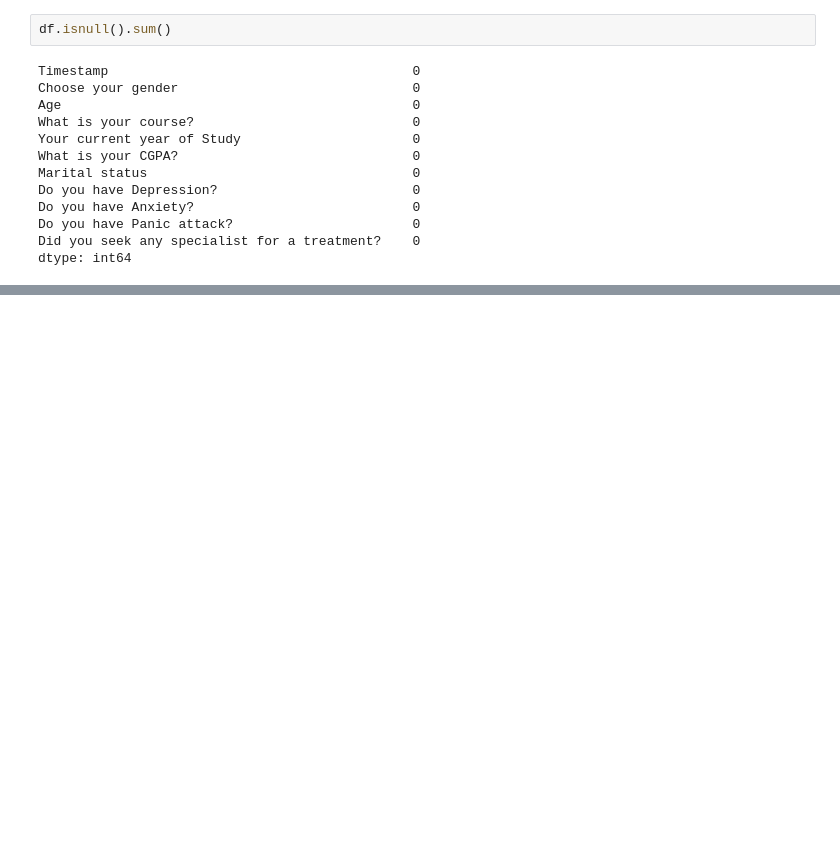
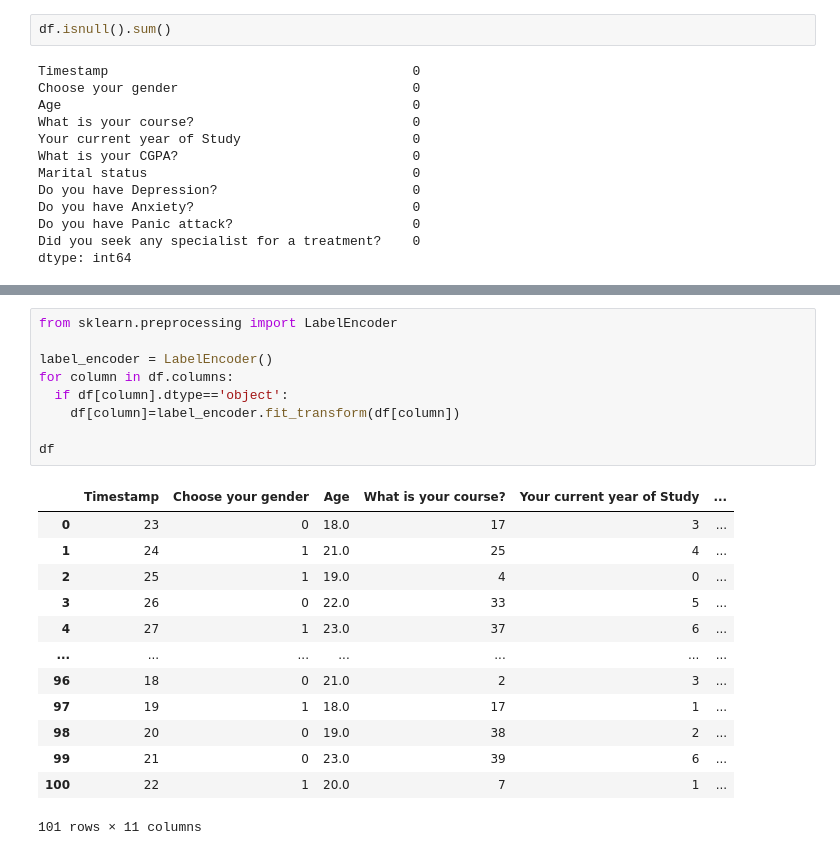
Before and after one commit to marcus2348532/RM_2348532, a Jupyter notebook: Untitled15.ipynb, the cells around one changed output, grey strips where cells are left out. Drawn from its saved outputs; the diff is of its cells as text; blank space fills up the shorter version.

```diff
--- a/Untitled15.ipynb
+++ b/Untitled15.ipynb
@@ -75,0 +68,23 @@ for feature in df.columns:
+# %%
+from sklearn.preprocessing import LabelEncoder
+
+label_encoder = LabelEncoder()
+for column in df.columns:
+  if df[column].dtype=='object':
+    df[column]=label_encoder.fit_transform(df[column])
+
+df
+# %% [output]
+|  | Timestamp | Choose your gender | Age | What is your course? | Your current year of Study | ... |
+| 0 | 23 | 0 | 18.0 | 17 | 3 | ... |
+| 1 | 24 | 1 | 21.0 | 25 | 4 | ... |
+| 2 | 25 | 1 | 19.0 | 4 | 0 | ... |
+| 3 | 26 | 0 | 22.0 | 33 | 5 | ... |
+| 4 | 27 | 1 | 23.0 | 37 | 6 | ... |
+| ... | ... | ... | ... | ... | ... | ... |
+| 96 | 18 | 0 | 21.0 | 2 | 3 | ... |
+| 97 | 19 | 1 | 18.0 | 17 | 1 | ... |
+| 98 | 20 | 0 | 19.0 | 38 | 2 | ... |
+| 99 | 21 | 0 | 23.0 | 39 | 6 | ... |
+| 100 | 22 | 1 | 20.0 | 7 | 1 | ... |
+101 rows × 11 columns
```
Also changed, not shown: parts of 7 cells of this notebook.
